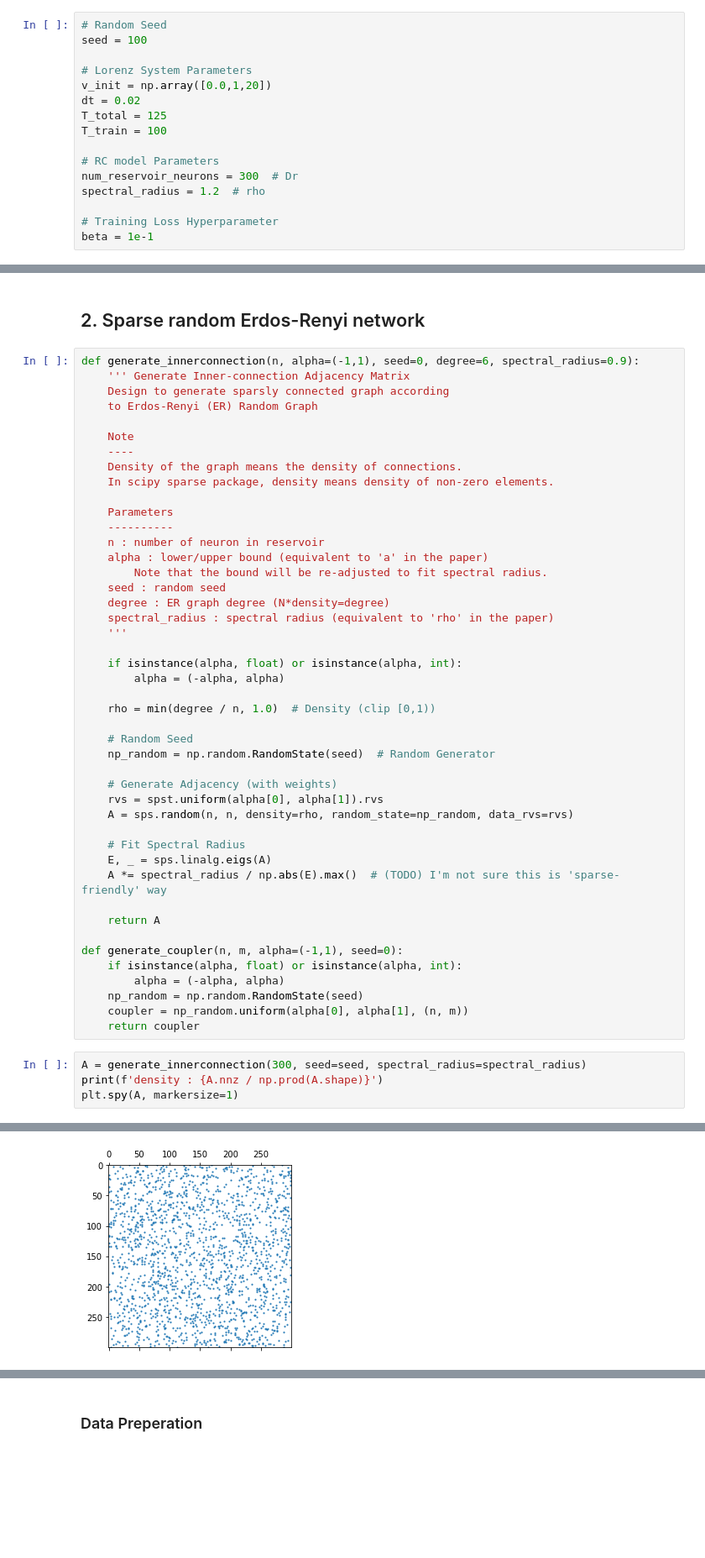
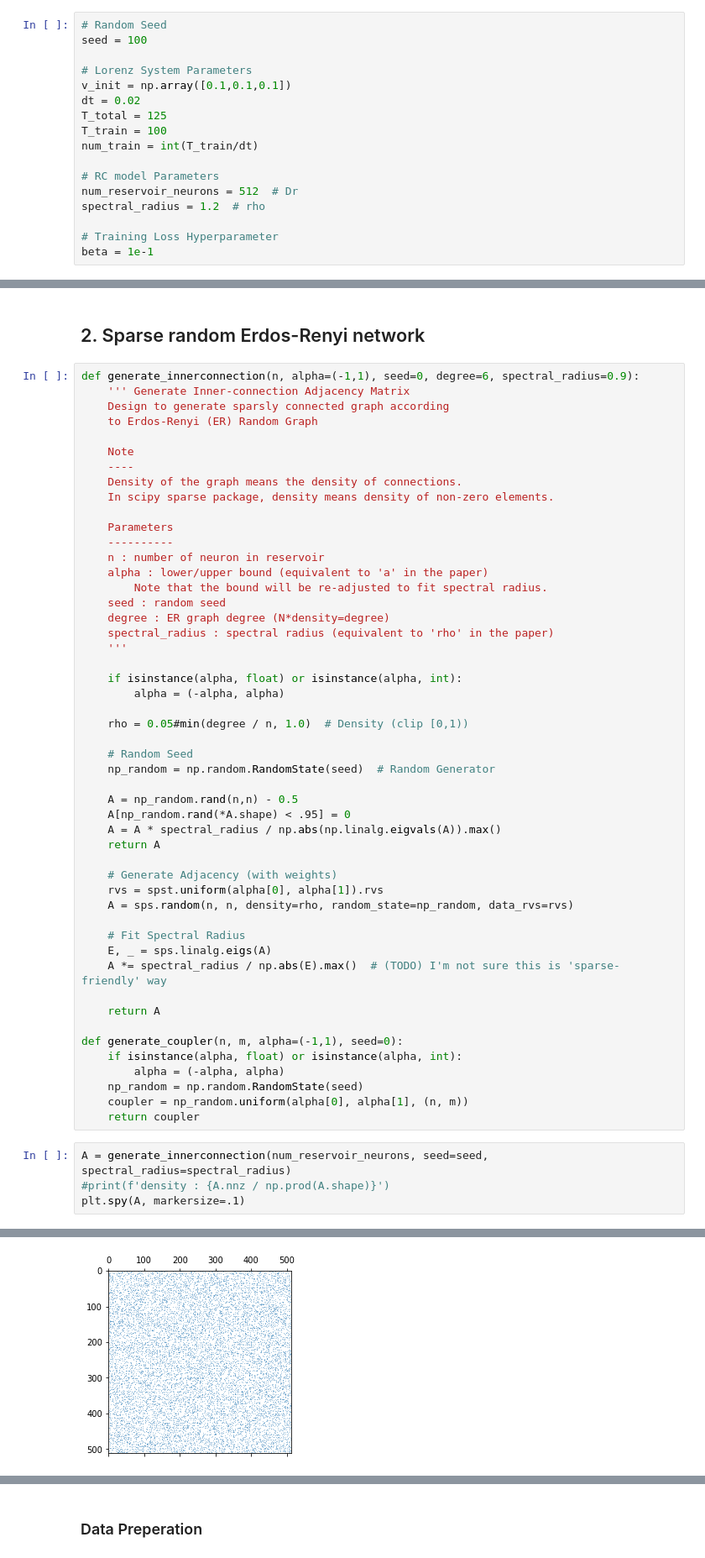
Before and after one commit to skim0119/nengo-practice, a Jupyter notebook: 1.Lorenz63.ipynb, the cells around one changed output, grey strips where cells are left out. Shown at 84% size. Cells and saved outputs as stored; diff of their text form; blank space fills up the shorter version.

```diff
--- a/1.Lorenz63.ipynb
+++ b/1.Lorenz63.ipynb
@@ -40,13 +40,14 @@ from tqdm import tqdm
 seed = 100
 
 # Lorenz System Parameters
-v_init = np.array([0.0,1,20])
+v_init = np.array([0.1,0.1,0.1])
 dt = 0.02
 T_total = 125
 T_train = 100
+num_train = int(T_train/dt)
 
 # RC model Parameters
-num_reservoir_neurons = 300  # Dr
+num_reservoir_neurons = 512  # Dr
 spectral_radius = 1.2  # rho
 
 # Training Loss Hyperparameter
@@ -143,10 +144,15 @@ def generate_innerconnection(n, alpha=(-1,1), seed=0, degree=6, spectral_radius=
     if isinstance(alpha, float) or isinstance(alpha, int):
         alpha = (-alpha, alpha)
 
-    rho = min(degree / n, 1.0)  # Density (clip [0,1))
+    rho = 0.05#min(degree / n, 1.0)  # Density (clip [0,1))
 
     # Random Seed
     np_random = np.random.RandomState(seed)  # Random Generator
+
+    A = np_random.rand(n,n) - 0.5
+    A[np_random.rand(*A.shape) < .95] = 0
+    A = A * spectral_radius / np.abs(np.linalg.eigvals(A)).max()
+    return A
 
     # Generate Adjacency (with weights)
     rvs = spst.uniform(alpha[0], alpha[1]).rvs
@@ -165,7 +171,7 @@ def generate_coupler(n, m, alpha=(-1,1), seed=0):
     coupler = np_random.uniform(alpha[0], alpha[1], (n, m))
     return coupler
 # %%
-A = generate_innerconnection(300, seed=seed, spectral_radius=spectral_radius)
-print(f'density : {A.nnz / np.prod(A.shape)}')
-plt.spy(A, markersize=1)
+A = generate_innerconnection(num_reservoir_neurons, seed=seed, spectral_radius=spectral_radius)
+#print(f'density : {A.nnz / np.prod(A.shape)}')
+plt.spy(A, markersize=.1)
 # %% [output]
@@ -174,3 +179,3 @@ density : 0.02
-[figure, old version]
+[figure, new version]
 # %%
 W_in = generate_coupler(num_reservoir_neurons, 3, alpha=1, seed=seed)  # Dr x D
```
Also changed, not shown: parts of 14 cells of this notebook.
